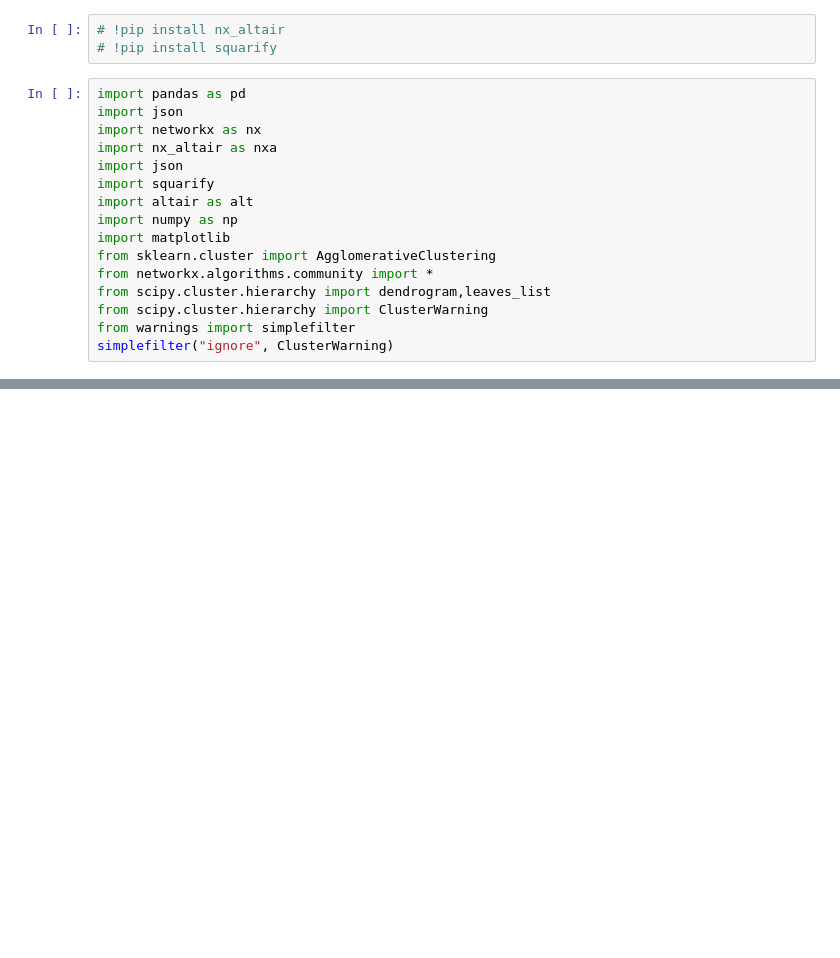
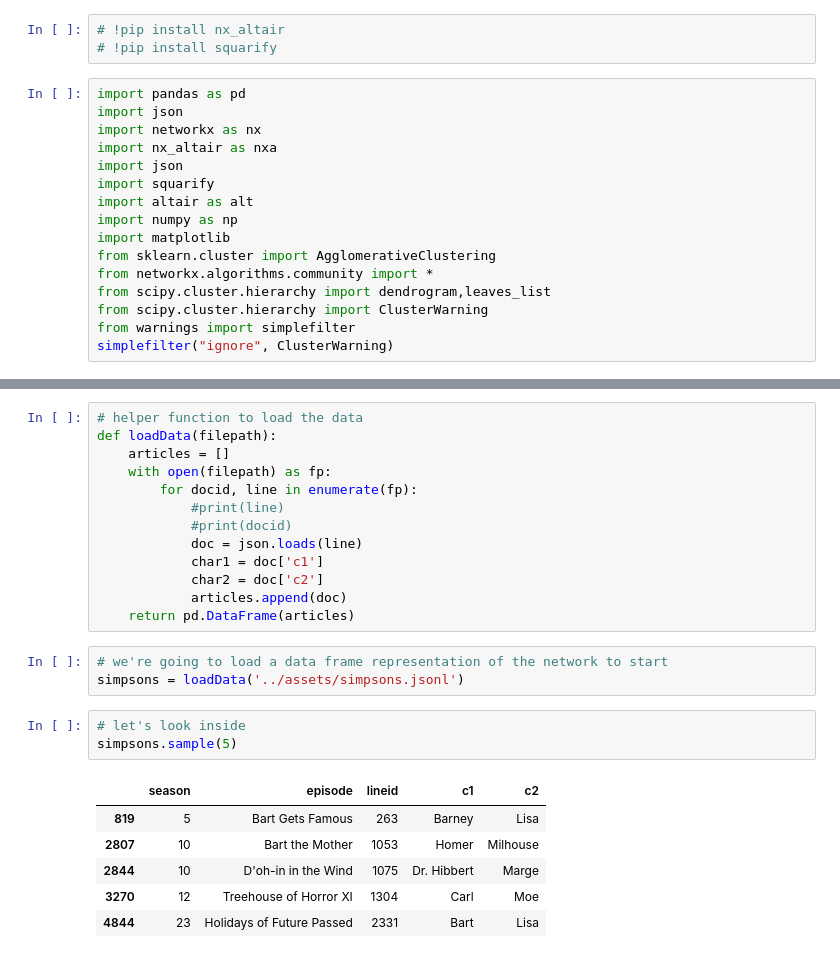
Before and after one commit to arbergmann/Portfolio, a Jupyter notebook: visualization_exercises/altair_simpsons.ipynb, the cells around one changed output, grey strips where cells are left out. Cells and saved outputs as stored; diff of their text form; blank space fills up the shorter version.

```diff
--- a/visualization_exercises/altair_simpsons.ipynb
+++ b/visualization_exercises/altair_simpsons.ipynb
@@ -52,0 +245,26 @@ ______________________
+# %%
+# helper function to load the data
+def loadData(filepath):
+    articles = []
+    with open(filepath) as fp:
+        for docid, line in enumerate(fp):
+            #print(line)
+            #print(docid)
+            doc = json.loads(line)
+            char1 = doc['c1']
+            char2 = doc['c2']
+            articles.append(doc)
+    return pd.DataFrame(articles)
+# %%
+# we're going to load a data frame representation of the network to start
+simpsons = loadData('../assets/simpsons.jsonl')
+# %%
+# let's look inside
+simpsons.sample(5)
+# %% [output]
+|  | season | episode | lineid | c1 | c2 |
+| 819 | 5 | Bart Gets Famous | 263 | Barney | Lisa |
+| 2807 | 10 | Bart the Mother | 1053 | Homer | Milhouse |
+| 2844 | 10 | D'oh-in in the Wind | 1075 | Dr. Hibbert | Marge |
+| 3270 | 12 | Treehouse of Horror XI | 1304 | Carl | Moe |
+| 4844 | 23 | Holidays of Future Passed | 2331 | Bart | Lisa |
```
Also changed, not shown: parts of 62 cells of this notebook, 18 other files.
